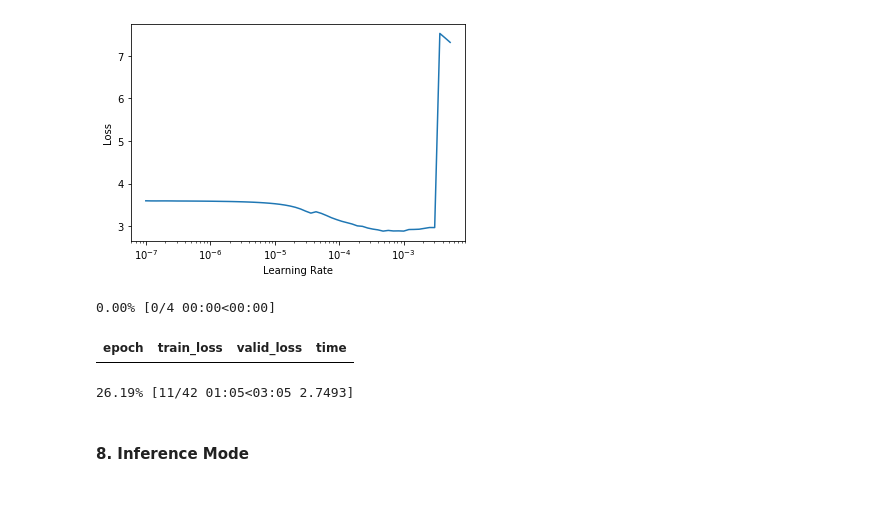
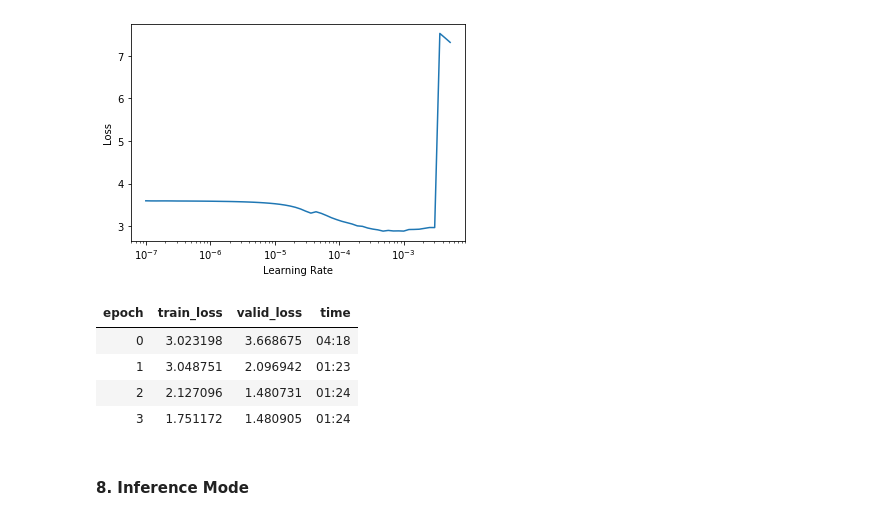
Before and after one commit to riven314/Wheat-Detection-2020, a Jupyter notebook: prototype_v0.ipynb, the cells around one changed output. Drawn from its saved outputs; the diff is of its cells as text; code cells hidden in the pictures.

```diff
--- a/prototype_v0.ipynb
+++ b/prototype_v0.ipynb
@@ -283,8 +318,11 @@ learn.lr_find()
 SuggestedLRs(lr_min=4.786300996784121e-05, lr_steep=0.004365158267319202)
 [figure]
 # %%
+learn.model.train()
 learn.fit_one_cycle(4, slice(1e-4, 1e-3))
 # %% [output]
-0.00% [0/4 00:00<00:00]
 | epoch | train_loss | valid_loss | time |
+| 0 | 3.023198 | 3.668675 | 04:18 |
+| 1 | 3.048751 | 2.096942 | 01:23 |
+| 2 | 2.127096 | 1.480731 | 01:24 |
+| 3 | 1.751172 | 1.480905 | 01:24 |
-26.19% [11/42 01:05<03:05 2.7493]
```
Also changed, not shown: parts of 9 cells of this notebook.
